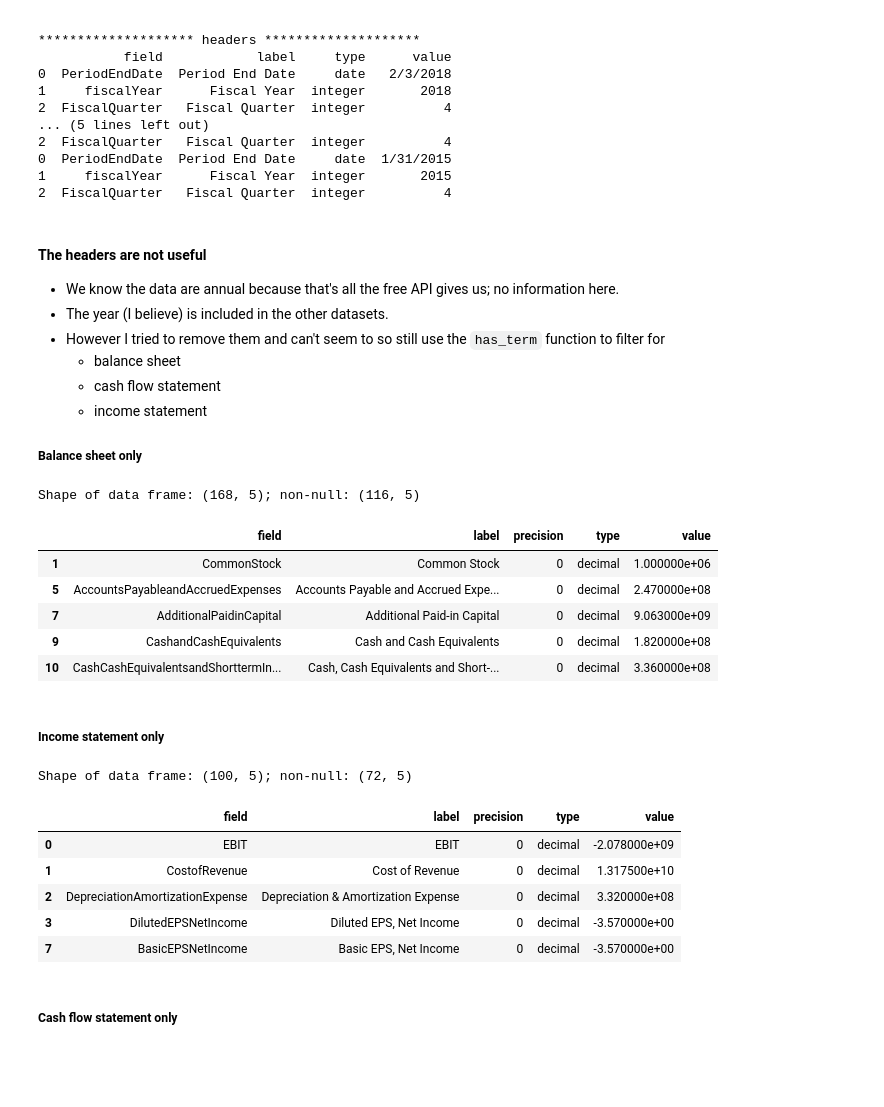
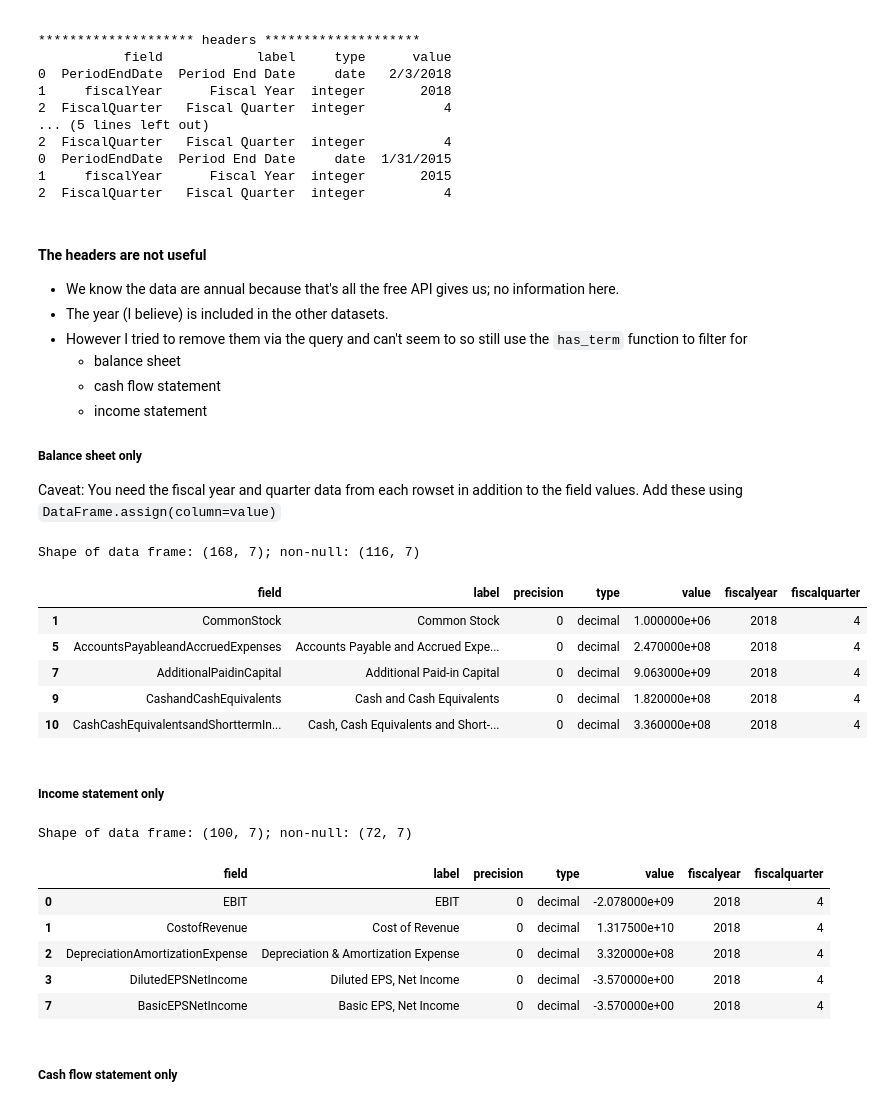
Before and after one commit to tanyaschlusser/py-kind-of-town, a Jupyter notebook: SEC_EDGAR_free.ipynb, the cells around one changed output. Saved outputs shown, nothing was run; the diff lists cells and outputs as text; code cells hidden in the pictures; blank space fills up the shorter version.

```diff
--- a/SEC_EDGAR_free.ipynb
+++ b/SEC_EDGAR_free.ipynb
@@ -725,41 +781,45 @@ print(headers)
 #### The headers are not useful
 * We know the data are annual because that's all the free API gives us; no information here.
 * The year (I believe) is included in the other datasets.
-* However I tried to remove them and can't seem to so still use the `has_term` function to filter for
+* However I tried to remove them via the query and can't seem to so still use the `has_term` function to filter for
     - balance sheet
     - cash flow statement
     - income statement
 
 ##### Balance sheet only
+Caveat: You need the fiscal year and quarter data from each rowset in addition to the field values. Add these using `DataFrame.assign(column=value)`
 # %%
 base_url = "http://datafied.api.edgar-online.com/v1/"
 financials_api = base_url + "corefinancials"
 
 query = dict(
     primarysymbols="SHLDQ",
     conceptgroups="BalanceSheetConsolidated",
     appkey=apikey
 )
 
 response = requests.get(financials_api, params=query)
 dataset = response.json()
 
 balance_sheet = pd.concat(
-    pd.DataFrame(groups["rowset"])
+    pd.DataFrame(groups["rowset"]).assign(
+        fiscalyear=groups["fiscalyear"],
+        fiscalquarter=groups["fiscalquarter"]
+    )
     for rowset in dataset["result"]["rowset"]
     for groups in rowset["groups"] if has_term(groups["conceptgroups"], "balance")
 )
 
 print(f"Shape of data frame: {balance_sheet.shape}; non-null: {balance_sheet.dropna().shape}")
 balance_sheet.dropna().head()
 # %% [output]
-Shape of data frame: (168, 5); non-null: (116, 5)
+Shape of data frame: (168, 7); non-null: (116, 7)
-|  | field | label | precision | type | value |
-| 1 | CommonStock | Common Stock | 0 | decimal | 1.000000e+06 |
-| 5 | AccountsPayableandAccruedExpenses | Accounts Payable and Accrued Expe... | 0 | decimal | 2.470000e+08 |
-| 7 | AdditionalPaidinCapital | Additional Paid-in Capital | 0 | decimal | 9.063000e+09 |
-| 9 | CashandCashEquivalents | Cash and Cash Equivalents | 0 | decimal | 1.820000e+08 |
-| 10 | CashCashEquivalentsandShorttermIn... | Cash, Cash Equivalents and Short-... | 0 | decimal | 3.360000e+08 |
+|  | field | label | precision | type | value | fiscalyear | fiscalquarter |
+| 1 | CommonStock | Common Stock | 0 | decimal | 1.000000e+06 | 2018 | 4 |
+| 5 | AccountsPayableandAccruedExpenses | Accounts Payable and Accrued Expe... | 0 | decimal | 2.470000e+08 | 2018 | 4 |
+| 7 | AdditionalPaidinCapital | Additional Paid-in Capital | 0 | decimal | 9.063000e+09 | 2018 | 4 |
+| 9 | CashandCashEquivalents | Cash and Cash Equivalents | 0 | decimal | 1.820000e+08 | 2018 | 4 |
+| 10 | CashCashEquivalentsandShorttermIn... | Cash, Cash Equivalents and Short-... | 0 | decimal | 3.360000e+08 | 2018 | 4 |
 # %% [markdown]
 ##### Income statement only
 # %%
@@ -776,7 +836,10 @@ response = requests.get(financials_api, params=query)
 dataset = response.json()
 
 income_statement = pd.concat(
-    pd.DataFrame(groups["rowset"])
+    pd.DataFrame(groups["rowset"]).assign(
+        fiscalyear=groups["fiscalyear"],
+        fiscalquarter=groups["fiscalquarter"]
+    )
     for rowset in dataset["result"]["rowset"]
     for groups in rowset["groups"] if has_term(groups["conceptgroups"], "income")
 )
@@ -784,13 +847,13 @@ income_statement = pd.concat(
 print(f"Shape of data frame: {income_statement.shape}; non-null: {income_statement.dropna().shape}")
 income_statement.dropna().head()
 # %% [output]
-Shape of data frame: (100, 5); non-null: (72, 5)
+Shape of data frame: (100, 7); non-null: (72, 7)
-|  | field | label | precision | type | value |
-| 0 | EBIT | EBIT | 0 | decimal | -2.078000e+09 |
-| 1 | CostofRevenue | Cost of Revenue | 0 | decimal | 1.317500e+10 |
-| 2 | DepreciationAmortizationExpense | Depreciation & Amortization Expense | 0 | decimal | 3.320000e+08 |
-| 3 | DilutedEPSNetIncome | Diluted EPS, Net Income | 0 | decimal | -3.570000e+00 |
-| 7 | BasicEPSNetIncome | Basic EPS, Net Income | 0 | decimal | -3.570000e+00 |
+|  | field | label | precision | type | value | fiscalyear | fiscalquarter |
+| 0 | EBIT | EBIT | 0 | decimal | -2.078000e+09 | 2018 | 4 |
+| 1 | CostofRevenue | Cost of Revenue | 0 | decimal | 1.317500e+10 | 2018 | 4 |
+| 2 | DepreciationAmortizationExpense | Depreciation & Amortization Expense | 0 | decimal | 3.320000e+08 | 2018 | 4 |
+| 3 | DilutedEPSNetIncome | Diluted EPS, Net Income | 0 | decimal | -3.570000e+00 | 2018 | 4 |
+| 7 | BasicEPSNetIncome | Basic EPS, Net Income | 0 | decimal | -3.570000e+00 | 2018 | 4 |
 # %% [markdown]
 ##### Cash flow statement only
 # %%
```
Also changed, not shown: parts of 41 cells of this notebook, 2 other files.
